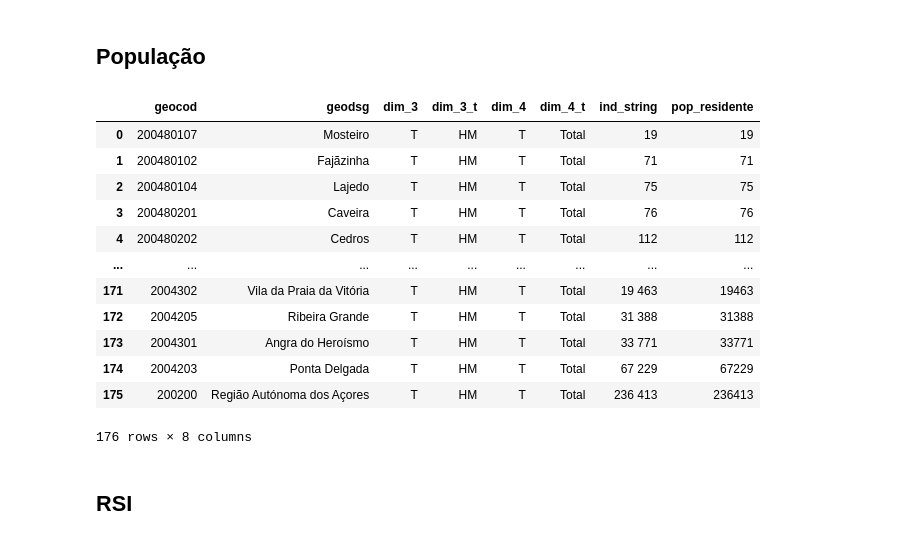
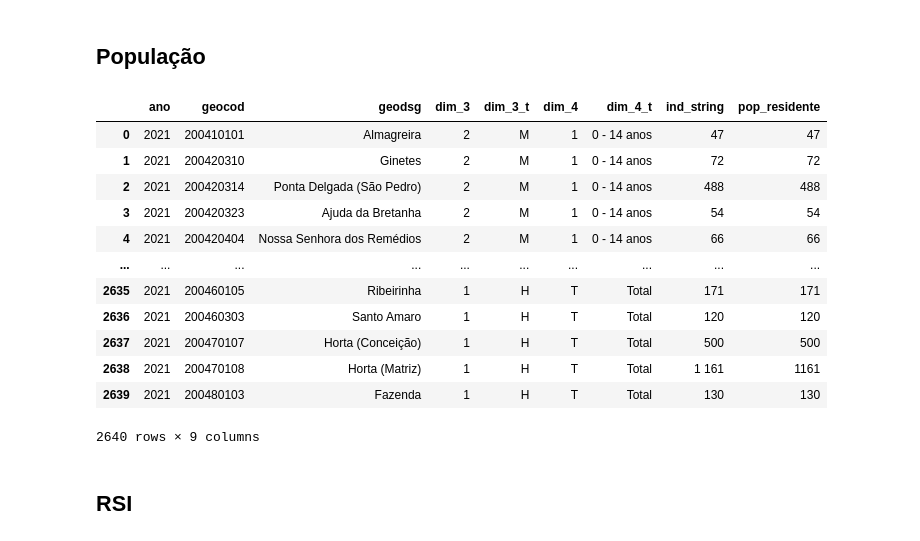
Before and after one commit to fmesqg/ine, a Jupyter notebook: ine_api_showcase.ipynb, the cells around one changed output. Cells and saved outputs as stored; diff of their text form; code cells hidden in the pictures.

```diff
--- a/ine_api_showcase.ipynb
+++ b/ine_api_showcase.ipynb
@@ -123,30 +56,30 @@ df_rendimento
 # %% [markdown]
 ## População
-# %%
-varcod_pop_residente = "0012276"  # "0012295"
-temporal_pop = "S7A2021"
-
-query_pop = f"{query_indicador_base}&varcd={varcod_pop_residente}&Dim1={temporal_pop}&Dim2={SPATIAL}&Dim3=T&Dim4=T&lang={LANG}"
-raw_data_pop = requests.get(query_pop)
-
-
-df_pop = pd.json_normalize(raw_data_pop.json()[0]["Dados"]["2021"])
-df_pop.rename(columns={"valor": "pop_residente"}, inplace=True)
-df_pop["geocod"] = "200" + df_pop["geocod"]
-df_pop
-# %% [output]
-|  | geocod | geodsg | dim_3 | dim_3_t | dim_4 | dim_4_t | ind_string | pop_residente |
-| 0 | 200480107 | Mosteiro | T | HM | T | Total | 19 | 19 |
-| 1 | 200480102 | Fajãzinha | T | HM | T | Total | 71 | 71 |
-| 2 | 200480104 | Lajedo | T | HM | T | Total | 75 | 75 |
-| 3 | 200480201 | Caveira | T | HM | T | Total | 76 | 76 |
-| 4 | 200480202 | Cedros | T | HM | T | Total | 112 | 112 |
-| ... | ... | ... | ... | ... | ... | ... | ... | ... |
-| 171 | 2004302 | Vila da Praia da Vitória | T | HM | T | Total | 19 463 | 19463 |
-| 172 | 2004205 | Ribeira Grande | T | HM | T | Total | 31 388 | 31388 |
-| 173 | 2004301 | Angra do Heroísmo | T | HM | T | Total | 33 771 | 33771 |
-| 174 | 2004203 | Ponta Delgada | T | HM | T | Total | 67 229 | 67229 |
-| 175 | 200200 | Região Autónoma dos Açores | T | HM | T | Total | 236 413 | 236413 |
-176 rows × 8 columns
+# %%
+api_params_pop_residente = {
+    "lang": "PT",
+    "varcd": "0012276",  # pop_residente
+    "Dim1": "S7A2021",  # ano 2021
+    "Dim2": "<*>200",  # Açores, tão específico quanto possível
+}
+
+df_pop = get_df(api_params_pop_residente).rename(columns={"valor" : "pop_residente"}, inplace=False)
+# não percebo que glitch é este da API mas faltam os primeiros 3 caracteres (200)
+df_pop["geocod"] = "200" + df_pop["geocod"]
+df_pop
+# %% [output]
+|  | ano | geocod | geodsg | dim_3 | dim_3_t | dim_4 | dim_4_t | ind_string | pop_residente |
+| 0 | 2021 | 200410101 | Almagreira | 2 | M | 1 | 0 - 14 anos | 47 | 47 |
+| 1 | 2021 | 200420310 | Ginetes | 2 | M | 1 | 0 - 14 anos | 72 | 72 |
+| 2 | 2021 | 200420314 | Ponta Delgada (São Pedro) | 2 | M | 1 | 0 - 14 anos | 488 | 488 |
+| 3 | 2021 | 200420323 | Ajuda da Bretanha | 2 | M | 1 | 0 - 14 anos | 54 | 54 |
+| 4 | 2021 | 200420404 | Nossa Senhora dos Remédios | 2 | M | 1 | 0 - 14 anos | 66 | 66 |
+| ... | ... | ... | ... | ... | ... | ... | ... | ... | ... |
+| 2635 | 2021 | 200460105 | Ribeirinha | 1 | H | T | Total | 171 | 171 |
+| 2636 | 2021 | 200460303 | Santo Amaro | 1 | H | T | Total | 120 | 120 |
+| 2637 | 2021 | 200470107 | Horta (Conceição) | 1 | H | T | Total | 500 | 500 |
+| 2638 | 2021 | 200470108 | Horta (Matriz) | 1 | H | T | Total | 1 161 | 1161 |
+| 2639 | 2021 | 200480103 | Fazenda | 1 | H | T | Total | 130 | 130 |
+2640 rows × 9 columns
 # %% [markdown]
 ## RSI
```
Also changed, not shown: parts of 19 cells of this notebook, 8 other files.
